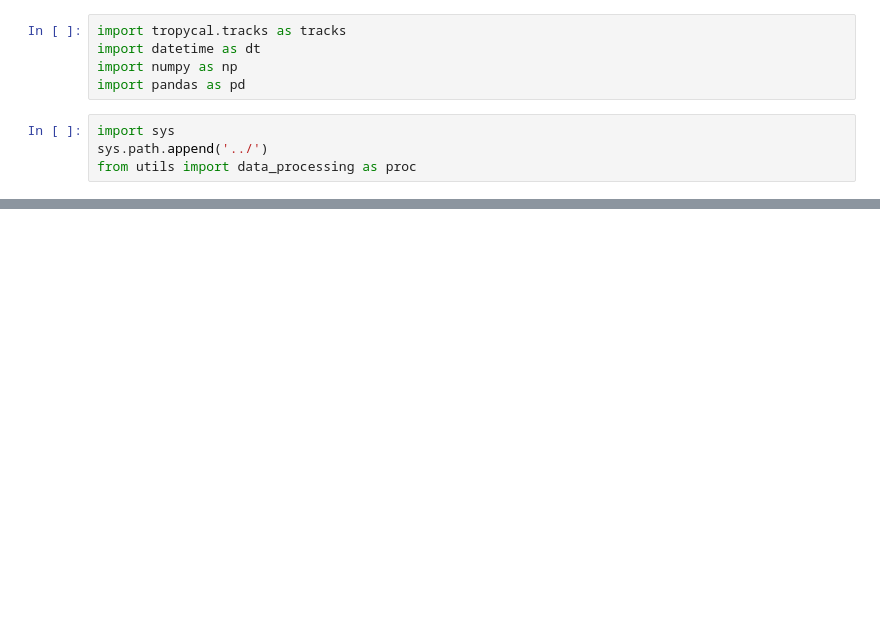
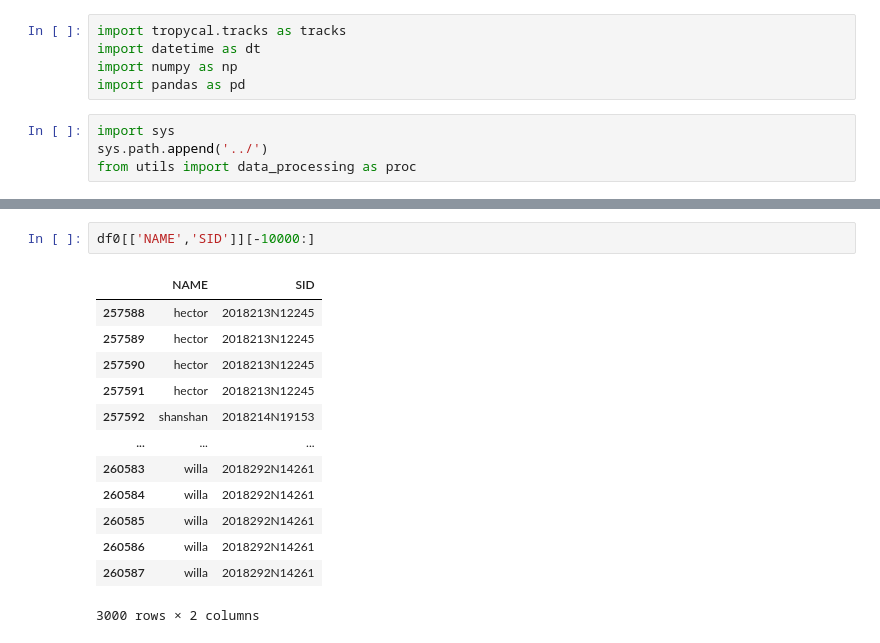
Before and after one commit to leobix/hurricast, a Jupyter notebook: nhc_baselines/Tropycal.ipynb, the cells around one changed output, grey strips where cells are left out. Cells and saved outputs as stored; diff of their text form; blank space fills up the shorter version.

```diff
--- a/nhc_baselines/Tropycal.ipynb
+++ b/nhc_baselines/Tropycal.ipynb
@@ -128,0 +337,16 @@ for tt in e:
+# %%
+df0[['NAME','SID']][-10000:]
+# %% [output]
+|  | NAME | SID |
+| 257588 | hector | 2018213N12245 |
+| 257589 | hector | 2018213N12245 |
+| 257590 | hector | 2018213N12245 |
+| 257591 | hector | 2018213N12245 |
+| 257592 | shanshan | 2018214N19153 |
+| ... | ... | ... |
+| 260583 | willa | 2018292N14261 |
+| 260584 | willa | 2018292N14261 |
+| 260585 | willa | 2018292N14261 |
+| 260586 | willa | 2018292N14261 |
+| 260587 | willa | 2018292N14261 |
+3000 rows × 2 columns
```
Also changed, not shown: parts of 14 cells of this notebook, 2 other files.
